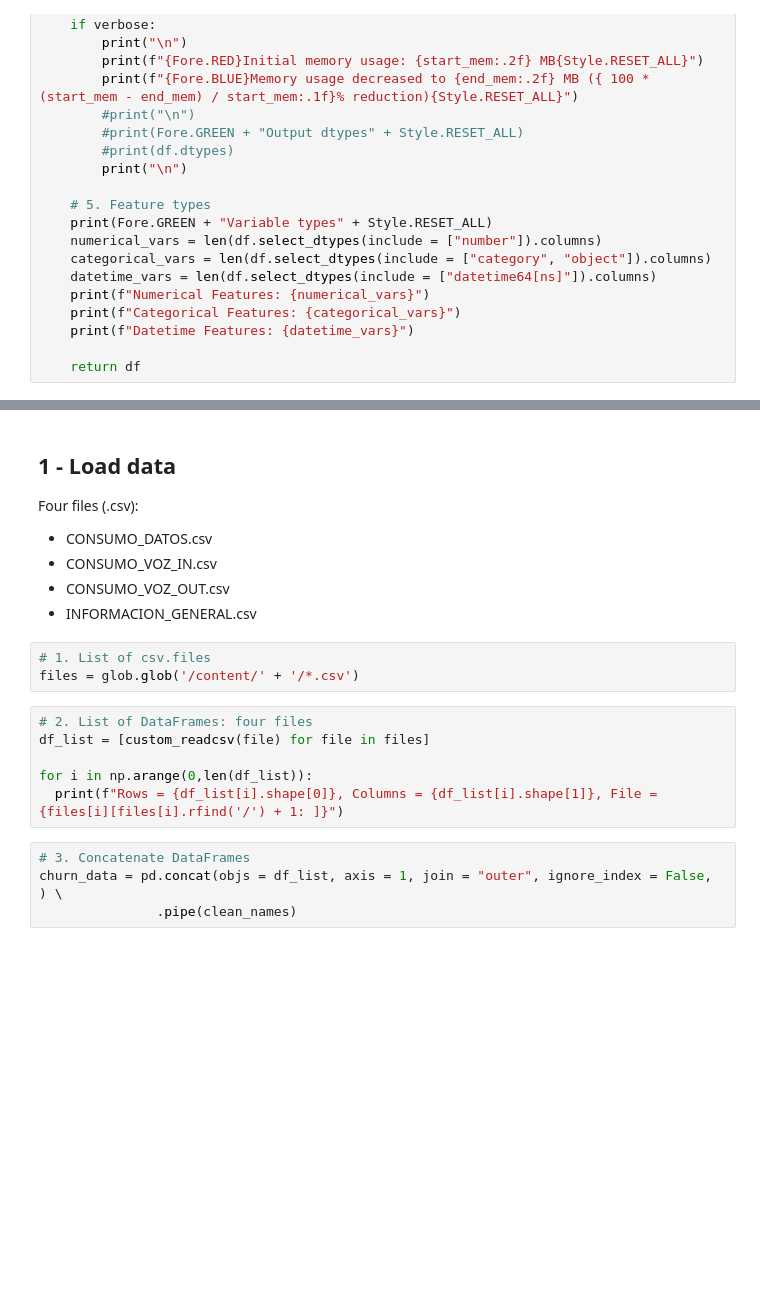
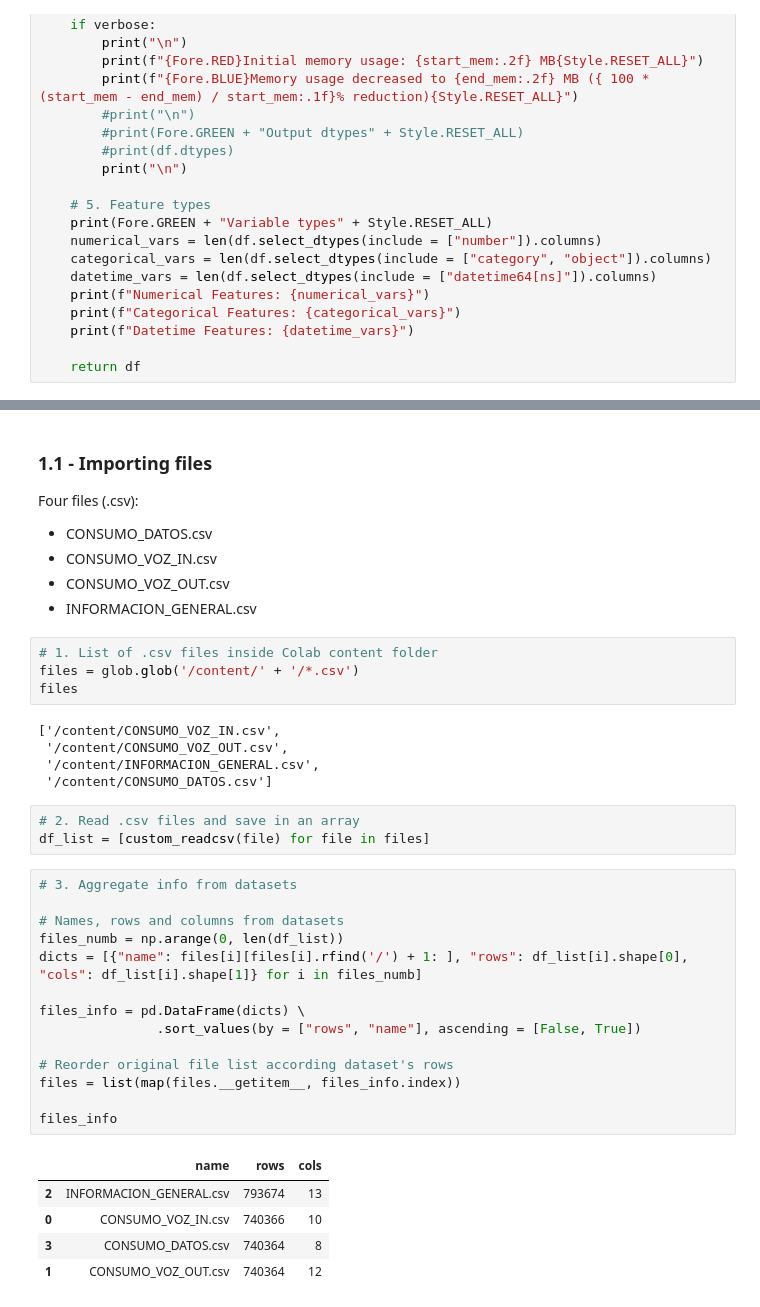
Before and after one commit to leandroaguazaco/data_science_portfolio, a Jupyter notebook: Projects/04-Churn_Telco_Analysis/04_Churn_Telco_Analysis_01_Preprocessing_EDA.ipynb, the cells around one changed output, grey strips where cells are left out. Drawn from its saved outputs; the diff is of its cells as text; blank space fills up the shorter version.

```diff
--- a/Projects/04-Churn_Telco_Analysis/04_Churn_Telco_Analysis_01_Preprocessing_EDA.ipynb
+++ b/Projects/04-Churn_Telco_Analysis/04_Churn_Telco_Analysis_01_Preprocessing_EDA.ipynb
@@ -189,5 +194,5 @@ def dtype_conversion(df: pd.DataFrame = None, verbose: bool = True)-> pd.DataFra
 # %% [markdown]
-## 1 - Load data
+### 1.1 - Importing files
 
 Four files (.csv):
 
@@ -196,15 +201,34 @@ Four files (.csv):
 * CONSUMO_VOZ_OUT.csv
 * INFORMACION_GENERAL.csv
 # %%
-# 1. List of csv.files
+# 1. List of .csv files inside Colab content folder
 files = glob.glob('/content/' + '/*.csv')
+files
+# %% [output]
+['/content/CONSUMO_VOZ_IN.csv',
+ '/content/CONSUMO_VOZ_OUT.csv',
+ '/content/INFORMACION_GENERAL.csv',
+ '/content/CONSUMO_DATOS.csv']
-# %%
-# 2. List of DataFrames: four files
-df_list = [custom_readcsv(file) for file in files]
-
-for i in np.arange(0,len(df_list)):
-  print(f"Rows = {df_list[i].shape[0]}, Columns = {df_list[i].shape[1]}, File = {files[i][files[i].rfind('/') + 1: ]}")
-# %%
-# 3. Concatenate DataFrames
-churn_data = pd.concat(objs = df_list, axis = 1, join = "outer", ignore_index = False, ) \
-               .pipe(clean_names)
+# %%
+# 2. Read .csv files and save in an array
+df_list = [custom_readcsv(file) for file in files]
+# %%
+# 3. Aggregate info from datasets
+
+# Names, rows and columns from datasets
+files_numb = np.arange(0, len(df_list))
+dicts = [{"name": files[i][files[i].rfind('/') + 1: ], "rows": df_list[i].shape[0], "cols": df_list[i].shape[1]} for i in files_numb]
+
+files_info = pd.DataFrame(dicts) \
+               .sort_values(by = ["rows", "name"], ascending = [False, True])
+
+# Reorder original file list according dataset's rows
+files = list(map(files.__getitem__, files_info.index))
+
+files_info
+# %% [output]
+|  | name | rows | cols |
+| 2 | INFORMACION_GENERAL.csv | 793674 | 13 |
+| 0 | CONSUMO_VOZ_IN.csv | 740366 | 10 |
+| 3 | CONSUMO_DATOS.csv | 740364 | 8 |
+| 1 | CONSUMO_VOZ_OUT.csv | 740364 | 12 |
```
Also changed, not shown: parts of 19 cells of this notebook.
